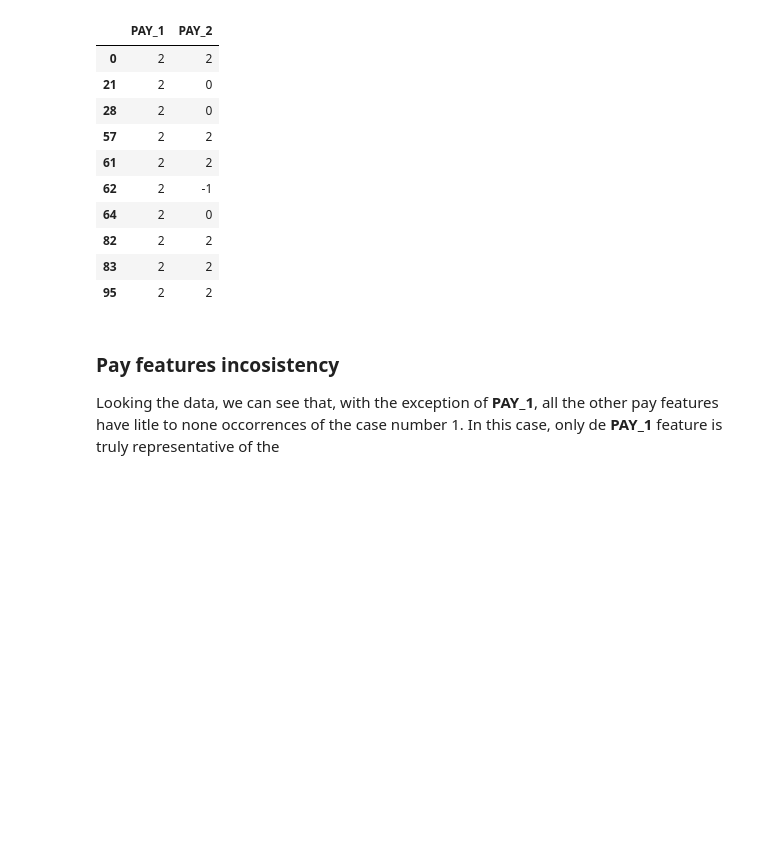
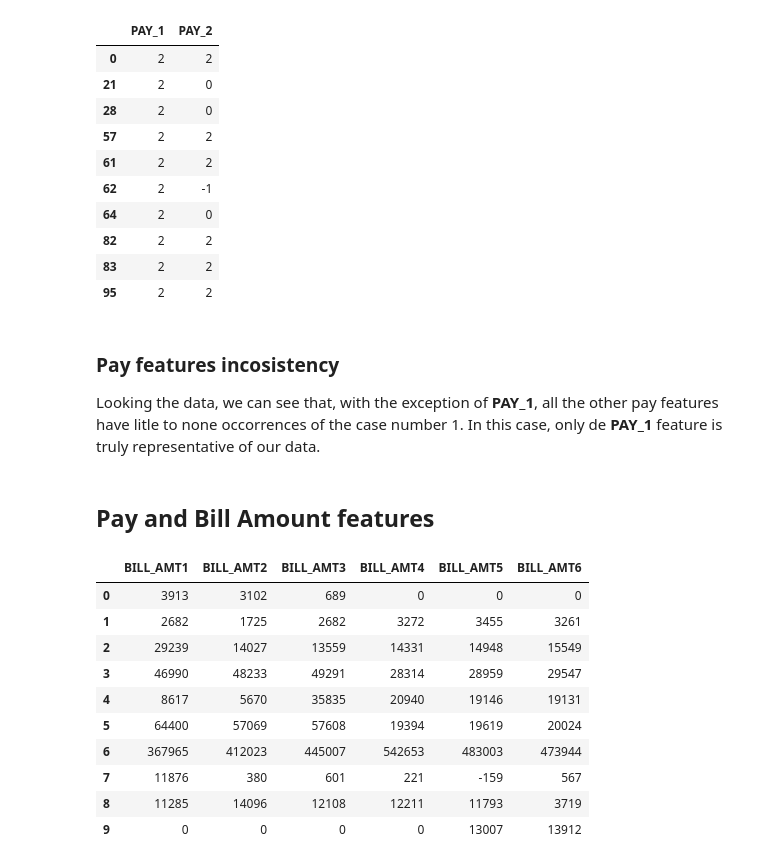
Before and after one commit to GusFX/default_of_credit_card_learning, a Jupyter notebook: src/cleaning_and_exploring.ipynb, the cells around one changed output. Drawn from its saved outputs; the diff is of its cells as text; code cells hidden in the pictures; blank space fills up the shorter version.

```diff
--- a/src/cleaning_and_exploring.ipynb
+++ b/src/cleaning_and_exploring.ipynb
@@ -445,4 +445,22 @@ df.loc[df['PAY_1'] == 2, ['PAY_1', 'PAY_2']].head(10)
 | 95 | 2 | 2 |
 # %% [markdown]
 ### Pay features incosistency
-Looking the data, we can see that, with the exception of **PAY_1**, all the other pay features have litle to none occorrences of the case number 1. In this case, only de **PAY_1** feature is truly representative of the
+Looking the data, we can see that, with the exception of **PAY_1**, all the other pay features have litle to none occorrences of the case number 1. In this case, only de **PAY_1** feature is truly representative of our data.
+# %% [markdown]
+## Pay and Bill Amount features
+# %%
+pay_amt_feats = ['PAY_AMT1', 'PAY_AMT2', 'PAY_AMT3', 'PAY_AMT4', 'PAY_AMT5', 'PAY_AMT6']
+bill_amt_feats = ['BILL_AMT1', 'BILL_AMT2', 'BILL_AMT3', 'BILL_AMT4', 'BILL_AMT5', 'BILL_AMT6']
+df[bill_amt_feats].head(10)
+# %% [output]
+|  | BILL_AMT1 | BILL_AMT2 | BILL_AMT3 | BILL_AMT4 | BILL_AMT5 | BILL_AMT6 |
+| 0 | 3913 | 3102 | 689 | 0 | 0 | 0 |
+| 1 | 2682 | 1725 | 2682 | 3272 | 3455 | 3261 |
+| 2 | 29239 | 14027 | 13559 | 14331 | 14948 | 15549 |
+| 3 | 46990 | 48233 | 49291 | 28314 | 28959 | 29547 |
+| 4 | 8617 | 5670 | 35835 | 20940 | 19146 | 19131 |
+| 5 | 64400 | 57069 | 57608 | 19394 | 19619 | 20024 |
+| 6 | 367965 | 412023 | 445007 | 542653 | 483003 | 473944 |
+| 7 | 11876 | 380 | 601 | 221 | -159 | 567 |
+| 8 | 11285 | 14096 | 12108 | 12211 | 11793 | 3719 |
+| 9 | 0 | 0 | 0 | 0 | 13007 | 13912 |
```
Also changed, not shown: parts of 7 cells of this notebook.
